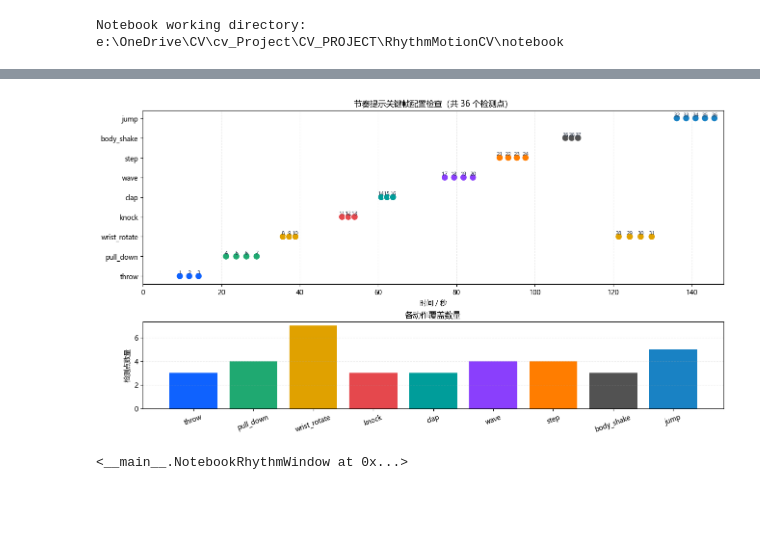
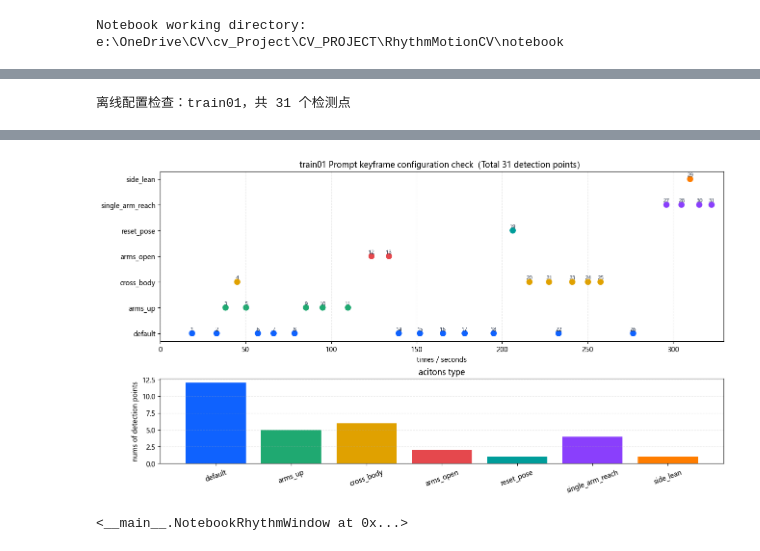
Before and after one commit to Jiangleling/rhythm_motion_game, a Jupyter notebook: notebook/RhythmMotionCV_节奏运动跟随小游戏.ipynb, the cells around one changed output, grey strips where cells are left out. Drawn from its saved outputs; the diff is of its cells as text; code cells hidden in the pictures; blank space fills up the shorter version.

```diff
--- a/notebook/RhythmMotionCV_节奏运动跟随小游戏.ipynb
+++ b/notebook/RhythmMotionCV_节奏运动跟随小游戏.ipynb
@@ -217,6 +333,8 @@ class LevelBundle:
     difficulty: str
     coach_name: str
     notes: List[str]
+    joint_names: List[str]
+    joint_weights: Dict[str, float]
     keyframes: List[KeyframeRecord]
 # %%
 # 功能：定义姿态检测器和时序平滑器。
@@ -464,12 +621,17 @@ def load_level_bundle(
     template_payload = load_json(template_path)
     score_payload = load_json(score_frame_path)
 
+    joint_names = pipeline_validate_joint_names(template_payload.get("joint_names", [name for name, _ in CORE_JOINTS]))
+    joint_weights_raw = template_payload.get("joint_weights", {})
+    joint_weights = {name: float(joint_weights_raw.get(name, 1.0)) for name in joint_names}
+
     template_map: Dict[str, Dict[str, Any]] = {}
     for item in template_payload.get("templates", []):
         template_id = str(item.get("template_id", "")).strip()
         if template_id:
             template_map[template_id] = item
 
+    expected_vector_size = len(joint_names) * 2
     keyframes: List[KeyframeRecord] = []
     for item in score_payload.get("keyframes", []):
         template_id = str(item.get("template_id", "")).strip()
@@ -478,7 +640,7 @@ def load_level_bundle(
             continue
 
         template_vector = np.array(template_data.get("template_vector", []), dtype=np.float32)
-        if template_vector.size != len(CORE_JOINTS) * 2:
+        if template_vector.size != expected_vector_size:
             continue
 
         keyframes.append(
@@ -496,7 +658,7 @@ def load_level_bundle(
         )
 
     if not keyframes:
-        raise RuntimeError("未在关键帧配置中找到可用模板，请确认 JSON 数据已经生成。")
+        raise RuntimeError(f"未在 {ACTIVE_TRAIN_SOURCE} 关键帧配置中找到可用模板，请确认 JSON 数据已经生成。")
 
     keyframes.sort(key=lambda item: item.timestamp_ms)
     audio_path = PATHS.audio_path.resolve() if PATHS.audio_path.exists() else None
@@ -510,6 +672,8 @@ def load_level_bundle(
         difficulty=str(score_payload.get("difficulty", LEVEL_INFO_FALLBACK["difficulty"])),
         coach_name=str(score_payload.get("coach_name", LEVEL_INFO_FALLBACK["coach_name"])),
         notes=list(score_payload.get("notes", LEVEL_INFO_FALLBACK["notes"])),
+        joint_names=joint_names,
+        joint_weights=joint_weights,
         keyframes=keyframes,
     )
 
@@ -525,10 +689,13 @@ video_meta = read_video_metadata(bundle.video_path)
 if bundle.video_duration_ms <= 0:
     bundle.video_duration_ms = int(video_meta.get("duration_ms", 0))
 
-audio_status = str(bundle.audio_path) if bundle.audio_path is not None else "未找到 data/generated/audio.wav"
+audio_status = TRAIN_ASSET_SUMMARY.get("audio_status", {})
+audio_message = audio_status.get("message", "未生成音频") if isinstance(audio_status, dict) else str(audio_status)
+print(f"当前训练源: {ACTIVE_TRAIN_SOURCE}")
 print(f"视频路径: {bundle.video_path}")
 print(f"关键帧数量: {len(bundle.keyframes)}")
 print(f"视频时长: {video_meta['duration_ms'] / 1000:.2f}s")
 print(f"示范标题: {bundle.action_name}")
-print(f"音频资源: {audio_status}")
+print(f"模板关节: {', '.join(bundle.joint_names)}")
+print(f"音频状态: {audio_message}")
 # %% [output]
@@ -1651,6 +1866,9 @@ offline_result_df["配置状态"] = "ok"
 offline_result_df.loc[offline_result_df["timestamp_ms"] > video_duration_ms, "配置状态"] = "out_of_range"
 offline_result_df.loc[offline_result_df["timestamp_ms"].duplicated(keep=False), "配置状态"] = "duplicate_time"
 offline_result_df.loc[offline_result_df["frame_index"].duplicated(keep=False), "配置状态"] = "duplicate_frame"
+print(f"离线配置检查：{ACTIVE_TRAIN_SOURCE}，共 {len(offline_result_df)} 个检测点")
+# %% [output]
+离线配置检查：train01，共 31 个检测点
 # %%
 # 功能：绘制离线配置检查图，并输出最终展示表格。
 action_order = list(dict.fromkeys(offline_result_df["动作"].tolist()))
@@ -1697,8 +1915,8 @@ for _, row in offline_result_df.iterrows():
 ax_timeline.set_yticks(list(action_position_map.values()))
 ax_timeline.set_yticklabels(action_order)
 ax_timeline.set_xlim(0, max(video_duration_ms / 1000.0, 1.0))
-ax_timeline.set_xlabel("时间 / 秒")
-ax_timeline.set_title(f"节奏提示关键帧配置检查（共 {len(offline_result_df)} 个检测点）")
+ax_timeline.set_xlabel("times / seconds")
+ax_timeline.set_title(f"{ACTIVE_TRAIN_SOURCE} Prompt keyframe configuration check（Total {len(offline_result_df)} detection points）")
 ax_timeline.grid(axis="x", linestyle="--", alpha=0.25)
 
 action_counts = offline_result_df["动作"].value_counts().reindex(action_order)
@@ -1707,8 +1925,8 @@ ax_count.bar(
     action_counts.values,
     color=[action_color_map[action] for action in action_counts.index],
 )
-ax_count.set_ylabel("检测点数量")
-ax_count.set_title("各动作覆盖数量")
+ax_count.set_ylabel("nums of detection points")
+ax_count.set_title("acitons type")
 ax_count.tick_params(axis="x", rotation=20)
 ax_count.grid(axis="y", linestyle="--", alpha=0.25)
 
@@ -1748,4 +1966,4 @@ offline_result_df[display_columns]
-[figure, old version]
+[figure, new version]
 # %%
 # 功能：启动 Notebook 内置提交版界面，进入完整演示流程。
 notebook_window = launch_notebook_pyqt_ui(level_bundle=bundle, camera_id=0)
```
Also changed, not shown: parts of 20 cells of this notebook, 22 other files.
